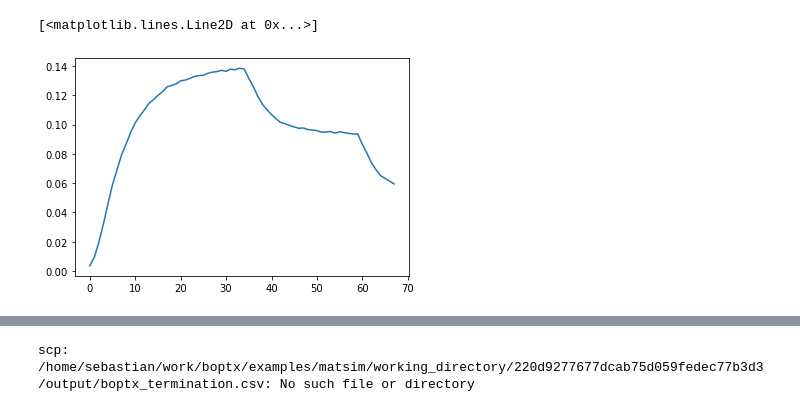
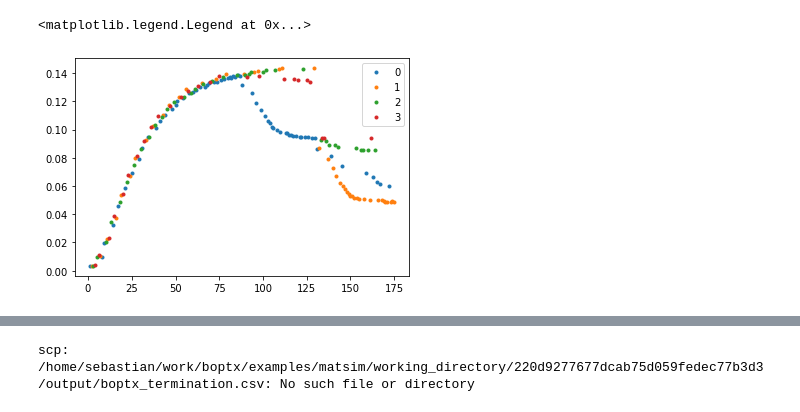
Before and after one commit to sebhoerl/boptx, a Jupyter notebook: examples/matsim/Visualize Opdyts.ipynb, the cells around one changed output, grey strips where cells are left out. Drawn from its saved outputs; the diff is of its cells as text; code cells hidden in the pictures.

```diff
--- a/examples/matsim/Visualize Opdyts.ipynb
+++ b/examples/matsim/Visualize Opdyts.ipynb
@@ -61,13 +84,36 @@ plt.plot([
 # %%
-objectives = [
-    e["objective"] for e in data["evaluations"]
-    if "candidate" in e["information"]["opdyts"] and e["information"]["opdyts"]["candidate"] == 0
-]
+for candidate in [0, 1, 2, 3]:
+    transitions = np.array([
+        0.0 if e["information"]["opdyts"]["type"] == "candidate" else e["information"]["opdyts"]["transition"]
+        for e in data["evaluations"]
+        if "candidate" in e["information"]["opdyts"] and e["information"]["opdyts"]["candidate"] == candidate
+    ])
 
-plt.plot(np.arange(len(objectives)), objectives)
+    iterations = np.array([
+        e["information"]["opdyts"]["iteration"]
+        for e in data["evaluations"]
+        if "candidate" in e["information"]["opdyts"] and e["information"]["opdyts"]["candidate"] == candidate
+    ])
+
+    f = np.array([
+        "candidate" in e["information"]["opdyts"] and e["information"]["opdyts"]["candidate"] == candidate
+        for e in data["evaluations"]
+    ])
+
+    evaluations = np.arange(len(f))[f]
+
+    objectives = [
+        e["objective"] for e in data["evaluations"]
+        if "candidate" in e["information"]["opdyts"] and e["information"]["opdyts"]["candidate"] == candidate
+    ]
+
+    #plt.plot(iterations * 50 + transitions, objectives, label = str(candidate), marker = ".", linestyle = "none")
+    plt.plot(evaluations, objectives, label = str(candidate), marker = ".", linestyle = "none")
+
+plt.legend(loc = "best")
 # %% [output]
-[<matplotlib.lines.Line2D at 0x...>]
+<matplotlib.legend.Legend at 0x...>
-[figure, old version]
+[figure, new version]
 # %%
 for evaluation in data["evaluations"]:
     if not evaluation["transitional"]:
```
Also changed, not shown: parts of 8 cells of this notebook.
